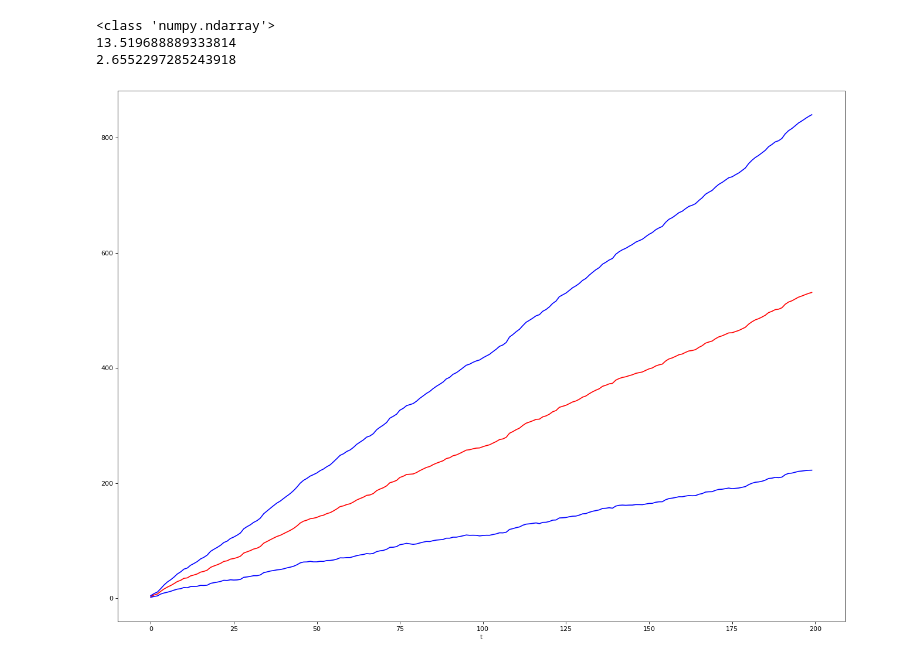
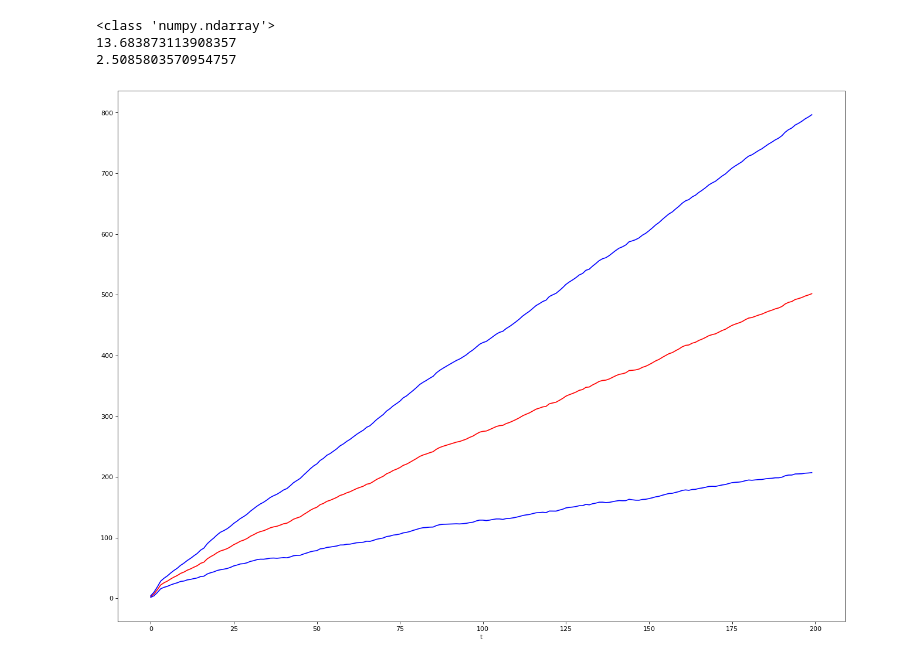
Before and after one commit to berkyasin/Coursera, a Jupyter notebook: First_5_steps.ipynb, the cells around one changed output. Cells and saved outputs as stored; diff of their text form; code cells hidden in the pictures.

```diff
--- a/First_5_steps.ipynb
+++ b/First_5_steps.ipynb
@@ -188,7 +188,7 @@ for i in range(n_products):
   opt.append(line_max)
 opt = price[:,3]
 
-opt = [7, 32,  1, 27, 2]
+opt = [6, 30,  1, 22, 2]
 opt = np.asarray(opt)
 
 
@@ -297,39 +297,39 @@ for i in range(n_days):
   means_reward = np.append(means_reward,mean_reward)
   stds_reward = np.append(stds_reward,std_reward)
   means_regret = np.append(means_regret,mean_regret)
   stds_regret = np.append(stds_regret,std_regret)
 
 meanofallreward = np.mean(means_reward)
 meanofallregret = np.mean(means_regret)
 print(meanofallreward)
 print(meanofallregret)
 
 upper_reward = means_reward+1.96*stds_reward/np.sqrt(n_days)
 lower_reward = means_reward-1.96*stds_reward/np.sqrt(n_days)
 
 upper_regret = means_regret+1.96*stds_regret/np.sqrt(n_days)
 lower_regret = means_regret-1.96*stds_regret/np.sqrt(n_days)
 
 
 #mean1=np.mean(TS_regret_per_experiment,axis=1)
 #sd = np.std(TS_regret_per_experiment,axis=1)
 #upper = mean1+1.96*sd/np.sqrt(n_days)
 #lower = mean1-1.96*sd/np.sqrt(n_days)
 
 plt.figure(figsize=(20, 15), dpi=80)
 plt.xlabel("t")
 #plt.ylabel("Regret")
-plt.plot(np.cumsum(means_regret),'r')
-plt.plot(np.cumsum(upper_regret),'b')
-plt.plot(np.cumsum(lower_regret),'b')
+plt.plot(np.cumsum(means_reward),'r')
+plt.plot(np.cumsum(upper_reward),'b')
+plt.plot(np.cumsum(lower_reward),'b')
 #plt.plot(np.cumsum(np.mean(opt-UCB_rewards_per_experiment,axis=0)),'g')
 #plt.legend(["TS","Greedy"])
 plt.show()
 # %% [output]
 <class 'numpy.ndarray'>
-13.519688889333814
-2.6552297285243918
+13.683873113908357
+2.5085803570954757
-[figure, old version]
+[figure, new version]
 # %%
 # UCB
 import numpy as np
```
Also changed, not shown: parts of 3 cells of this notebook, 2 other files.
